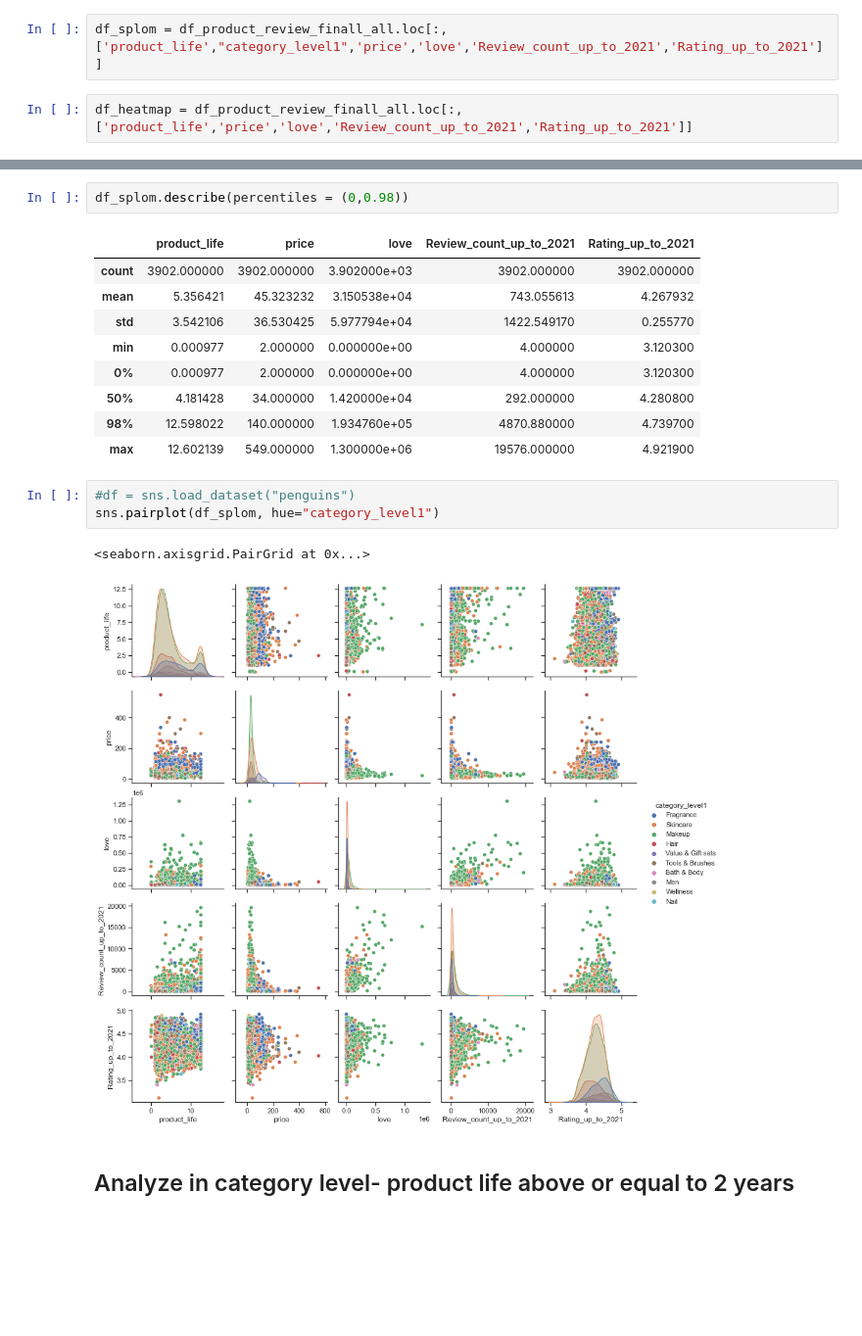
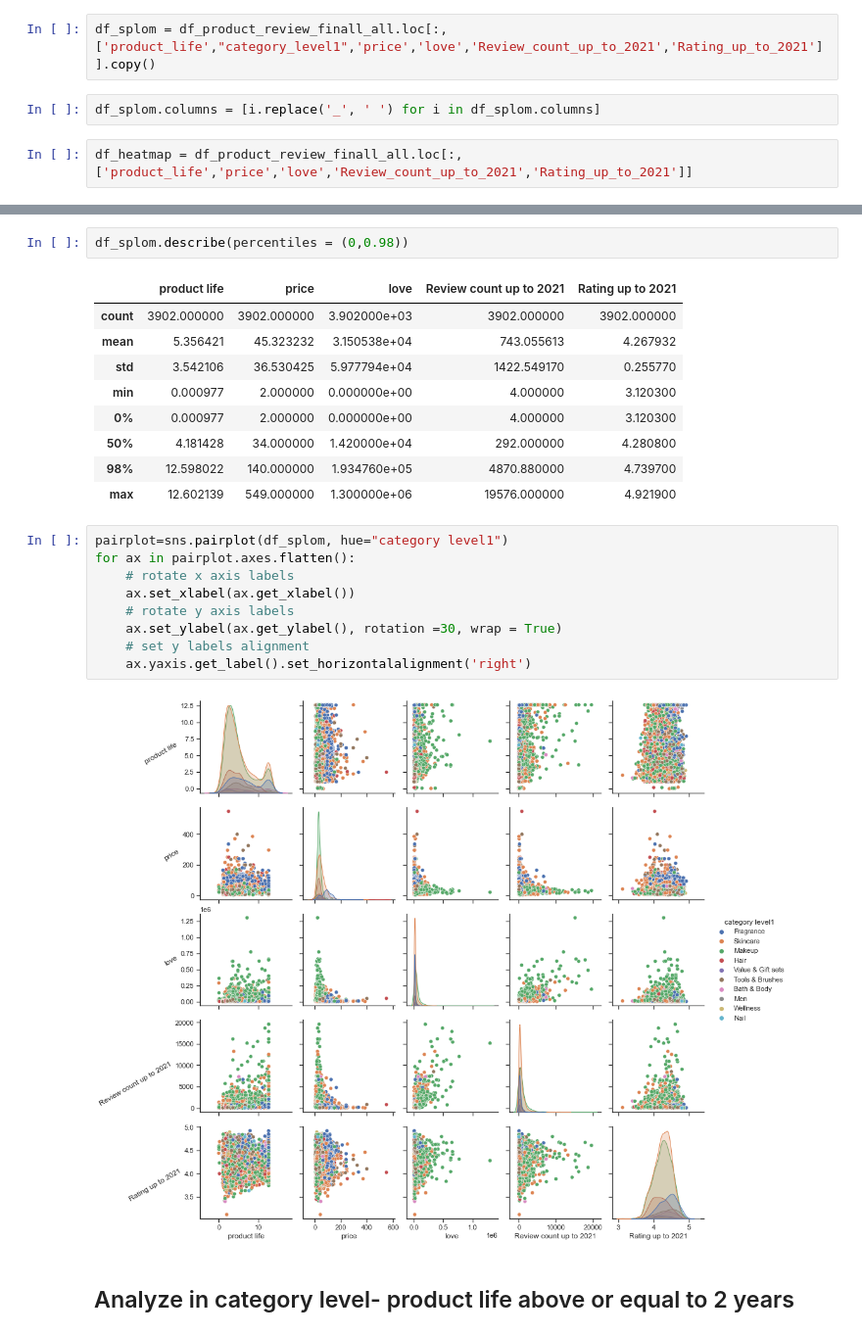
Before and after one commit to einslulu/Sephora_Review_Analysis, a Jupyter notebook: Data_Manipulation_and_Analysis.ipynb, the cells around one changed output, grey strips where cells are left out. Shown at 98% size. Cells and saved outputs as stored; diff of their text form; blank space fills up the shorter version.

```diff
--- a/Data_Manipulation_and_Analysis.ipynb
+++ b/Data_Manipulation_and_Analysis.ipynb
@@ -547,6 +526,8 @@ df_product_review_2_year = df_product_review_finall_all.loc[df_product_review_fi
 # %% [markdown]
 # Visualization - correlation price, like, number of reviews and rating 2020
 # %%
-df_splom = df_product_review_finall_all.loc[:,['product_life',"category_level1",'price','love','Review_count_up_to_2021','Rating_up_to_2021']]
+df_splom = df_product_review_finall_all.loc[:,['product_life',"category_level1",'price','love','Review_count_up_to_2021','Rating_up_to_2021']].copy()
+# %%
+df_splom.columns = [i.replace('_', ' ') for i in df_splom.columns]
 # %%
 df_heatmap = df_product_review_finall_all.loc[:,['product_life','price','love','Review_count_up_to_2021','Rating_up_to_2021']]
@@ -558,7 +542,7 @@ heatmap.set_title('Correlation Heatmap', fontdict={'fontsize':18}, pad=12);
 # %%
 df_splom.describe(percentiles = (0,0.98))
 # %% [output]
-|  | product_life | price | love | Review_count_up_to_2021 | Rating_up_to_2021 |
+|  | product life | price | love | Review count up to 2021 | Rating up to 2021 |
 | count | 3902.000000 | 3902.000000 | 3.902000e+03 | 3902.000000 | 3902.000000 |
 | mean | 5.356421 | 45.323232 | 3.150538e+04 | 743.055613 | 4.267932 |
 | std | 3.542106 | 36.530425 | 5.977794e+04 | 1422.549170 | 0.255770 |
@@ -568,11 +552,16 @@ df_splom.describe(percentiles = (0,0.98))
 | 98% | 12.598022 | 140.000000 | 1.934760e+05 | 4870.880000 | 4.739700 |
 | max | 12.602139 | 549.000000 | 1.300000e+06 | 19576.000000 | 4.921900 |
 # %%
-#df = sns.load_dataset("penguins")
-sns.pairplot(df_splom, hue="category_level1")
+pairplot=sns.pairplot(df_splom, hue="category level1")
+for ax in pairplot.axes.flatten():
+    # rotate x axis labels
+    ax.set_xlabel(ax.get_xlabel())
+    # rotate y axis labels
+    ax.set_ylabel(ax.get_ylabel(), rotation =30, wrap = True)
+    # set y labels alignment
+    ax.yaxis.get_label().set_horizontalalignment('right')
 # %% [output]
-<seaborn.axisgrid.PairGrid at 0x...>
-[figure, old version]
+[figure, new version]
 # %% [markdown]
 ## Analyze in category level- product life above or equal to 2 years
 # %%
```
Also changed, not shown: parts of 19 cells of this notebook.
